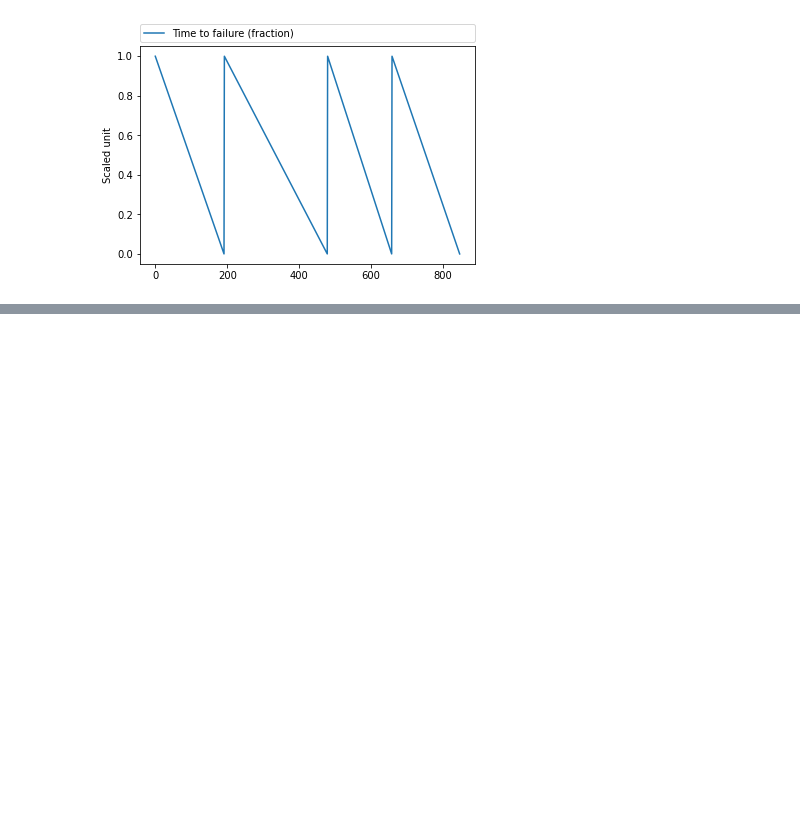
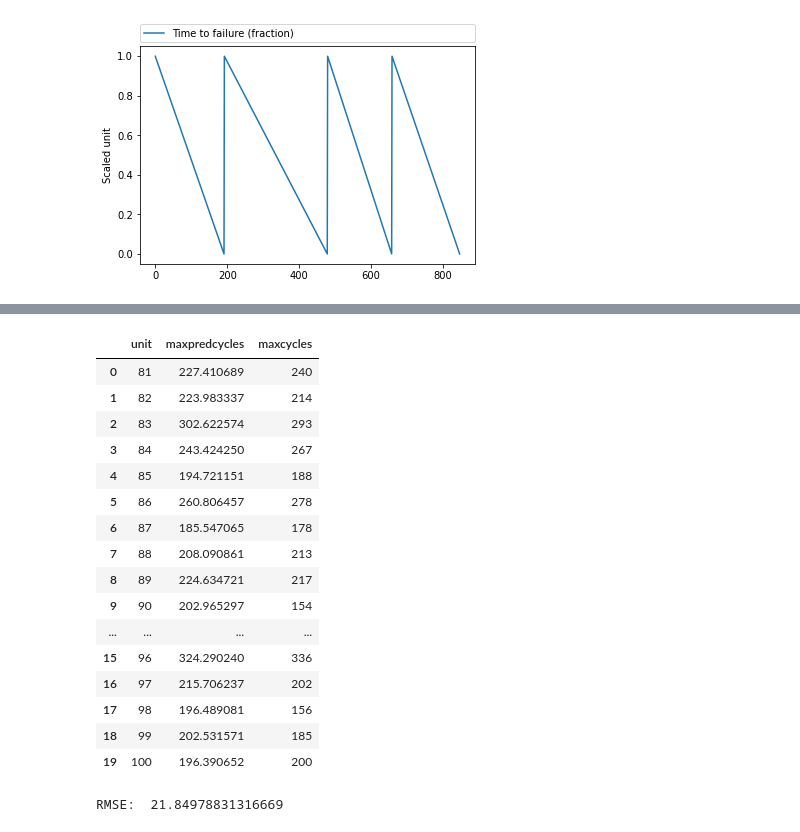
Before and after one commit to luqmanbuang/Aircraft-Engine-Lifetime-Prediction-with-Machine-Learning, a Jupyter notebook: Main.ipynb, the cells around one changed output, grey strips where cells are left out. Saved outputs shown, nothing was run; the diff lists cells and outputs as text; code cells hidden in the pictures; blank space fills up the shorter version.

```diff
--- a/Main.ipynb
+++ b/Main.ipynb
@@ -146,0 +193,34 @@ a = np.array(df_test['predicted'].values.tolist())
+# %%
+# upon observation it is noticed that the prediction gets more accurate the further the cycle is in the time series
+
+# df_test.groupby('unit', as_index=False)['maxpredcycles'].quantile(.10) // pd.groupby().quantile() to get the quantile result
+# df_test.groupby('unit', as_index=False)['cycles'].max()
+
+dff = pd.merge(df_test.groupby('unit', as_index=False)['maxpredcycles'].quantile(.72), df.groupby('unit', as_index=False)['maxcycles'].max(), how='left', on='unit')
+dff # display the preliminary results for obervation
+# %% [output]
+|  | unit | maxpredcycles | maxcycles |
+| 0 | 81 | 227.410689 | 240 |
+| 1 | 82 | 223.983337 | 214 |
+| 2 | 83 | 302.622574 | 293 |
+| 3 | 84 | 243.424250 | 267 |
+| 4 | 85 | 194.721151 | 188 |
+| 5 | 86 | 260.806457 | 278 |
+| 6 | 87 | 185.547065 | 178 |
+| 7 | 88 | 208.090861 | 213 |
+| 8 | 89 | 224.634721 | 217 |
+| 9 | 90 | 202.965297 | 154 |
+| ... | ... | ... | ... |
+| 15 | 96 | 324.290240 | 336 |
+| 16 | 97 | 215.706237 | 202 |
+| 17 | 98 | 196.489081 | 156 |
+| 18 | 99 | 202.531571 | 185 |
+| 19 | 100 | 196.390652 | 200 |
+# %%
+MAXPRED = dff.maxpredcycles
+MAXI = dff.maxcycles
+
+dff_rmse = sqrt(mean_squared_error(MAXPRED, MAXI))
+print("RMSE: ", dff_rmse)
+# %% [output]
+RMSE:  21.84978831316669
```
Also changed, not shown: parts of 8 cells of this notebook.
